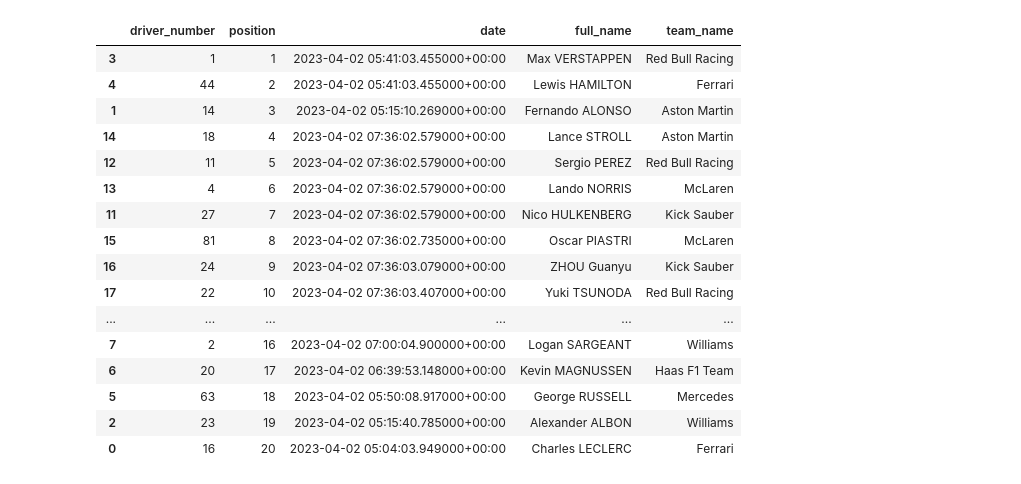
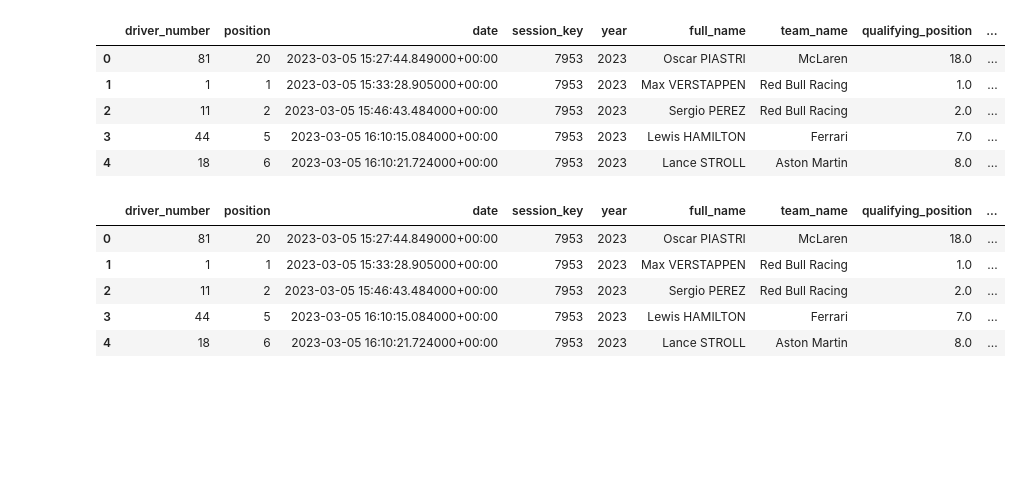
Before and after one commit to jordan-kesner/f1-modeling, a Jupyter notebook: notebooks/01-get-f1-data.ipynb, the cells around one changed output. Cells and saved outputs as stored; diff of their text form; code cells hidden in the pictures; blank space fills up the shorter version.

```diff
--- a/notebooks/01-get-f1-data.ipynb
+++ b/notebooks/01-get-f1-data.ipynb
@@ -43,23 +140,22 @@ len(keys)
 # %%
-def getFinalPositions(session_key):
+def getQualifyingPosition(session_key):
     """
-    Get final race positions (1 per driver) using latest timestamp from /position.
+    Get final qualifying positions for a given qualifying session_key.
+    Returns a DataFrame with driver_number and qualifying_position.
     """
     url = f"https://api.openf1.org/v1/position?session_key={session_key}"
     response = requests.get(url)
-
     if response.status_code != 200:
-        raise Exception(f"Failed to fetch positions for session_key={session_key}")
+        print(f"❌ Failed to get qualifying for session {session_key}")
+        return pd.DataFrame()
 
     df = pd.DataFrame(response.json())
-    if df.empty:
-        print(f"No data for session {session_key}")
+    if df.empty or "date" not in df.columns:
         return pd.DataFrame()
 
-    df["date"] = pd.to_datetime(df["date"])
-
-    # Get latest position for each driver
-    df = df.sort_values("date")
-    last_positions = df.groupby("driver_number").tail(1)  # ✅ Get only last row per driver
-
-    return last_positions[["driver_number", "position", "date"]]
+    df["date"] = pd.to_datetime(df["date"], errors='coerce')
+    df = df.dropna(subset=["date"])
+    latest_position = df.sort_values("date").groupby("driver_number").tail(1)
+    latest_position = latest_position[["driver_number", "position"]]
+    latest_position = latest_position.rename(columns={"position": "qualifying_position"})
+    return latest_position
@@ -103,21 +215,22 @@ race = race.merge(drivers[["driver_number","full_name","team_name"]], on="driver
-# %%
-race.sort_values("position", inplace=True)
-race
-# %% [output]
-|  | driver_number | position | date | full_name | team_name |
-| 3 | 1 | 1 | 2023-04-02 05:41:03.455000+00:00 | Max VERSTAPPEN | Red Bull Racing |
-| 4 | 44 | 2 | 2023-04-02 05:41:03.455000+00:00 | Lewis HAMILTON | Ferrari |
-| 1 | 14 | 3 | 2023-04-02 05:15:10.269000+00:00 | Fernando ALONSO | Aston Martin |
-| 14 | 18 | 4 | 2023-04-02 07:36:02.579000+00:00 | Lance STROLL | Aston Martin |
-| 12 | 11 | 5 | 2023-04-02 07:36:02.579000+00:00 | Sergio PEREZ | Red Bull Racing |
-| 13 | 4 | 6 | 2023-04-02 07:36:02.579000+00:00 | Lando NORRIS | McLaren |
-| 11 | 27 | 7 | 2023-04-02 07:36:02.579000+00:00 | Nico HULKENBERG | Kick Sauber |
-| 15 | 81 | 8 | 2023-04-02 07:36:02.735000+00:00 | Oscar PIASTRI | McLaren |
-| 16 | 24 | 9 | 2023-04-02 07:36:03.079000+00:00 | ZHOU Guanyu | Kick Sauber |
-| 17 | 22 | 10 | 2023-04-02 07:36:03.407000+00:00 | Yuki TSUNODA | Red Bull Racing |
-| ... | ... | ... | ... | ... | ... |
-| 7 | 2 | 16 | 2023-04-02 07:00:04.900000+00:00 | Logan SARGEANT | Williams |
-| 6 | 20 | 17 | 2023-04-02 06:39:53.148000+00:00 | Kevin MAGNUSSEN | Haas F1 Team |
-| 5 | 63 | 18 | 2023-04-02 05:50:08.917000+00:00 | George RUSSELL | Mercedes |
-| 2 | 23 | 19 | 2023-04-02 05:15:40.785000+00:00 | Alexander ALBON | Williams |
-| 0 | 16 | 20 | 2023-04-02 05:04:03.949000+00:00 | Charles LECLERC | Ferrari |
+# %%
+sessions_meta = pd.DataFrame(
+    requests.get("https://api.openf1.org/v1/sessions").json()
+)
+
+# Filter down to just race sessions
+race_sessions = sessions_meta[sessions_meta["session_type"] == "Race"]
+
+# Keep only columns we care about
+race_locations = race_sessions[["session_key", "circuit_short_name", "country_name"]]
+
+# Merge into your main race_df
+race_df = race_df.merge(race_locations, on="session_key", how="left")
+# %%
+race_df.head()
+# %% [output]
+|  | driver_number | position | date | session_key | year | full_name | team_name | qualifying_position | ... |
+| 0 | 81 | 20 | 2023-03-05 15:27:44.849000+00:00 | 7953 | 2023 | Oscar PIASTRI | McLaren | 18.0 | ... |
+| 1 | 1 | 1 | 2023-03-05 15:33:28.905000+00:00 | 7953 | 2023 | Max VERSTAPPEN | Red Bull Racing | 1.0 | ... |
+| 2 | 11 | 2 | 2023-03-05 15:46:43.484000+00:00 | 7953 | 2023 | Sergio PEREZ | Red Bull Racing | 2.0 | ... |
+| 3 | 44 | 5 | 2023-03-05 16:10:15.084000+00:00 | 7953 | 2023 | Lewis HAMILTON | Ferrari | 7.0 | ... |
+| 4 | 18 | 6 | 2023-03-05 16:10:21.724000+00:00 | 7953 | 2023 | Lance STROLL | Aston Martin | 8.0 | ... |
@@ -123,0 +239,9 @@ race
+# %%
+race_df.head()
+# %% [output]
+|  | driver_number | position | date | session_key | year | full_name | team_name | qualifying_position | ... |
+| 0 | 81 | 20 | 2023-03-05 15:27:44.849000+00:00 | 7953 | 2023 | Oscar PIASTRI | McLaren | 18.0 | ... |
+| 1 | 1 | 1 | 2023-03-05 15:33:28.905000+00:00 | 7953 | 2023 | Max VERSTAPPEN | Red Bull Racing | 1.0 | ... |
+| 2 | 11 | 2 | 2023-03-05 15:46:43.484000+00:00 | 7953 | 2023 | Sergio PEREZ | Red Bull Racing | 2.0 | ... |
+| 3 | 44 | 5 | 2023-03-05 16:10:15.084000+00:00 | 7953 | 2023 | Lewis HAMILTON | Ferrari | 7.0 | ... |
+| 4 | 18 | 6 | 2023-03-05 16:10:21.724000+00:00 | 7953 | 2023 | Lance STROLL | Aston Martin | 8.0 | ... |
```
Also changed, not shown: parts of 28 cells of this notebook, 1 other file.
